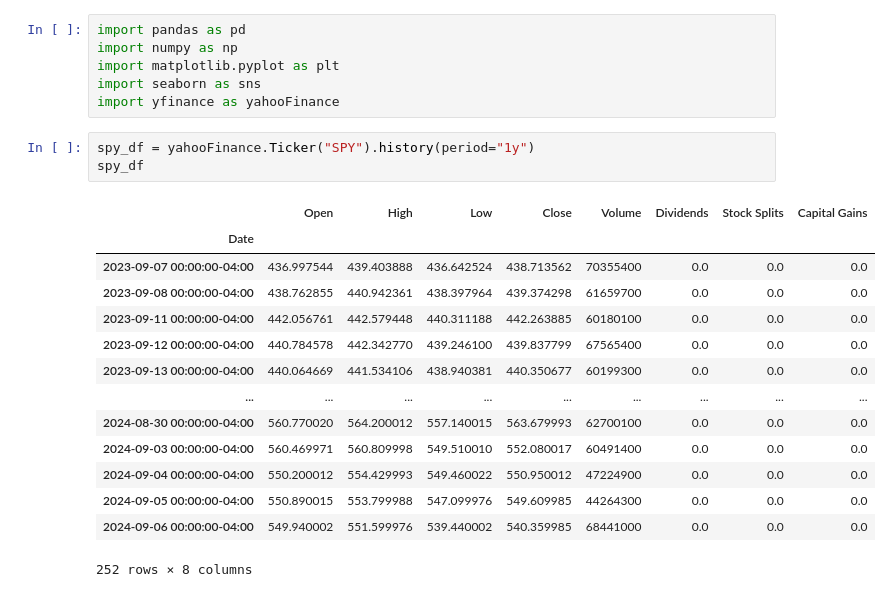
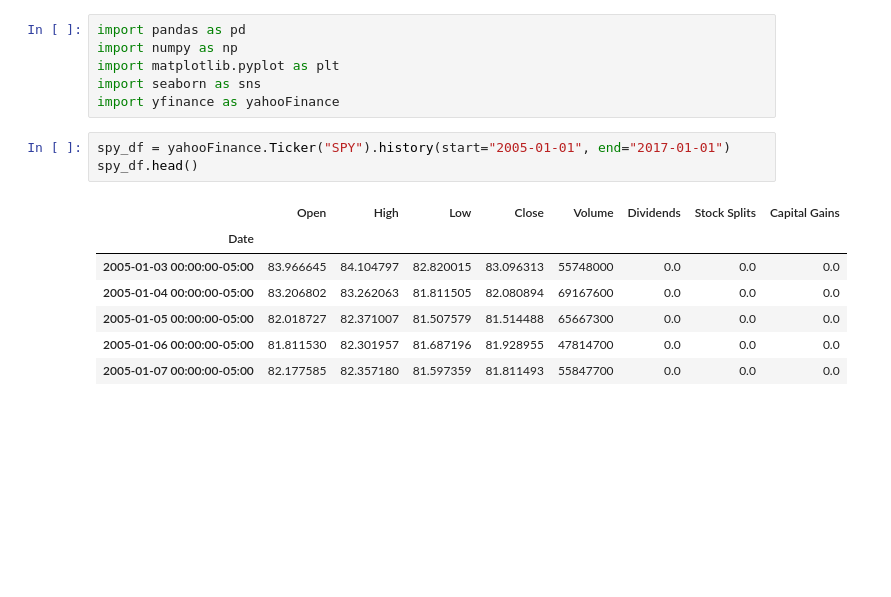
Before and after one commit to howarudo/financial-concepts, a Jupyter notebook: notebooks/death_golden_cross.ipynb, the cells around one changed output. Cells and saved outputs as stored; diff of their text form; blank space fills up the shorter version.

```diff
--- a/notebooks/death_golden_cross.ipynb
+++ b/notebooks/death_golden_cross.ipynb
@@ -5,20 +5,13 @@ import matplotlib.pyplot as plt
 import seaborn as sns
 import yfinance as yahooFinance
 # %%
-spy_df = yahooFinance.Ticker("SPY").history(period="1y")
-spy_df
+spy_df = yahooFinance.Ticker("SPY").history(start="2005-01-01", end="2017-01-01")
+spy_df.head()
 # %% [output]
 |  | Open | High | Low | Close | Volume | Dividends | Stock Splits | Capital Gains |
 | Date |  |  |  |  |  |  |  |  |
-| 2023-09-07 00:00:00-04:00 | 436.997544 | 439.403888 | 436.642524 | 438.713562 | 70355400 | 0.0 | 0.0 | 0.0 |
-| 2023-09-08 00:00:00-04:00 | 438.762855 | 440.942361 | 438.397964 | 439.374298 | 61659700 | 0.0 | 0.0 | 0.0 |
-| 2023-09-11 00:00:00-04:00 | 442.056761 | 442.579448 | 440.311188 | 442.263885 | 60180100 | 0.0 | 0.0 | 0.0 |
-| 2023-09-12 00:00:00-04:00 | 440.784578 | 442.342770 | 439.246100 | 439.837799 | 67565400 | 0.0 | 0.0 | 0.0 |
-| 2023-09-13 00:00:00-04:00 | 440.064669 | 441.534106 | 438.940381 | 440.350677 | 60199300 | 0.0 | 0.0 | 0.0 |
-| ... | ... | ... | ... | ... | ... | ... | ... | ... |
-| 2024-08-30 00:00:00-04:00 | 560.770020 | 564.200012 | 557.140015 | 563.679993 | 62700100 | 0.0 | 0.0 | 0.0 |
-| 2024-09-03 00:00:00-04:00 | 560.469971 | 560.809998 | 549.510010 | 552.080017 | 60491400 | 0.0 | 0.0 | 0.0 |
-| 2024-09-04 00:00:00-04:00 | 550.200012 | 554.429993 | 549.460022 | 550.950012 | 47224900 | 0.0 | 0.0 | 0.0 |
-| 2024-09-05 00:00:00-04:00 | 550.890015 | 553.799988 | 547.099976 | 549.609985 | 44264300 | 0.0 | 0.0 | 0.0 |
-| 2024-09-06 00:00:00-04:00 | 549.940002 | 551.599976 | 539.440002 | 540.359985 | 68441000 | 0.0 | 0.0 | 0.0 |
+| 2005-01-03 00:00:00-05:00 | 83.966645 | 84.104797 | 82.820015 | 83.096313 | 55748000 | 0.0 | 0.0 | 0.0 |
+| 2005-01-04 00:00:00-05:00 | 83.206802 | 83.262063 | 81.811505 | 82.080894 | 69167600 | 0.0 | 0.0 | 0.0 |
+| 2005-01-05 00:00:00-05:00 | 82.018727 | 82.371007 | 81.507579 | 81.514488 | 65667300 | 0.0 | 0.0 | 0.0 |
+| 2005-01-06 00:00:00-05:00 | 81.811530 | 82.301957 | 81.687196 | 81.928955 | 47814700 | 0.0 | 0.0 | 0.0 |
+| 2005-01-07 00:00:00-05:00 | 82.177585 | 82.357180 | 81.597359 | 81.811493 | 55847700 | 0.0 | 0.0 | 0.0 |
-252 rows × 8 columns
```
Also changed, not shown: parts of 8 cells of this notebook.
